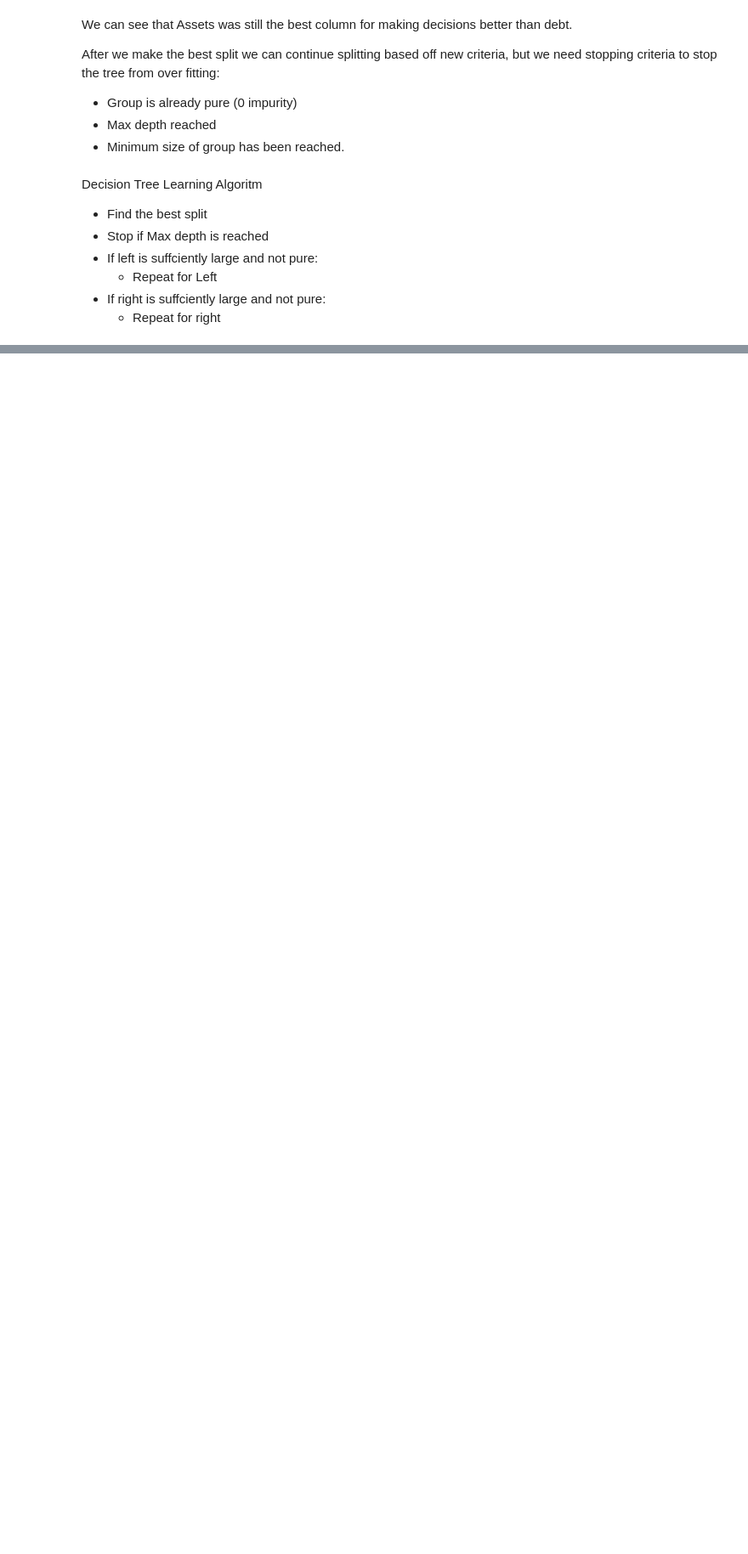
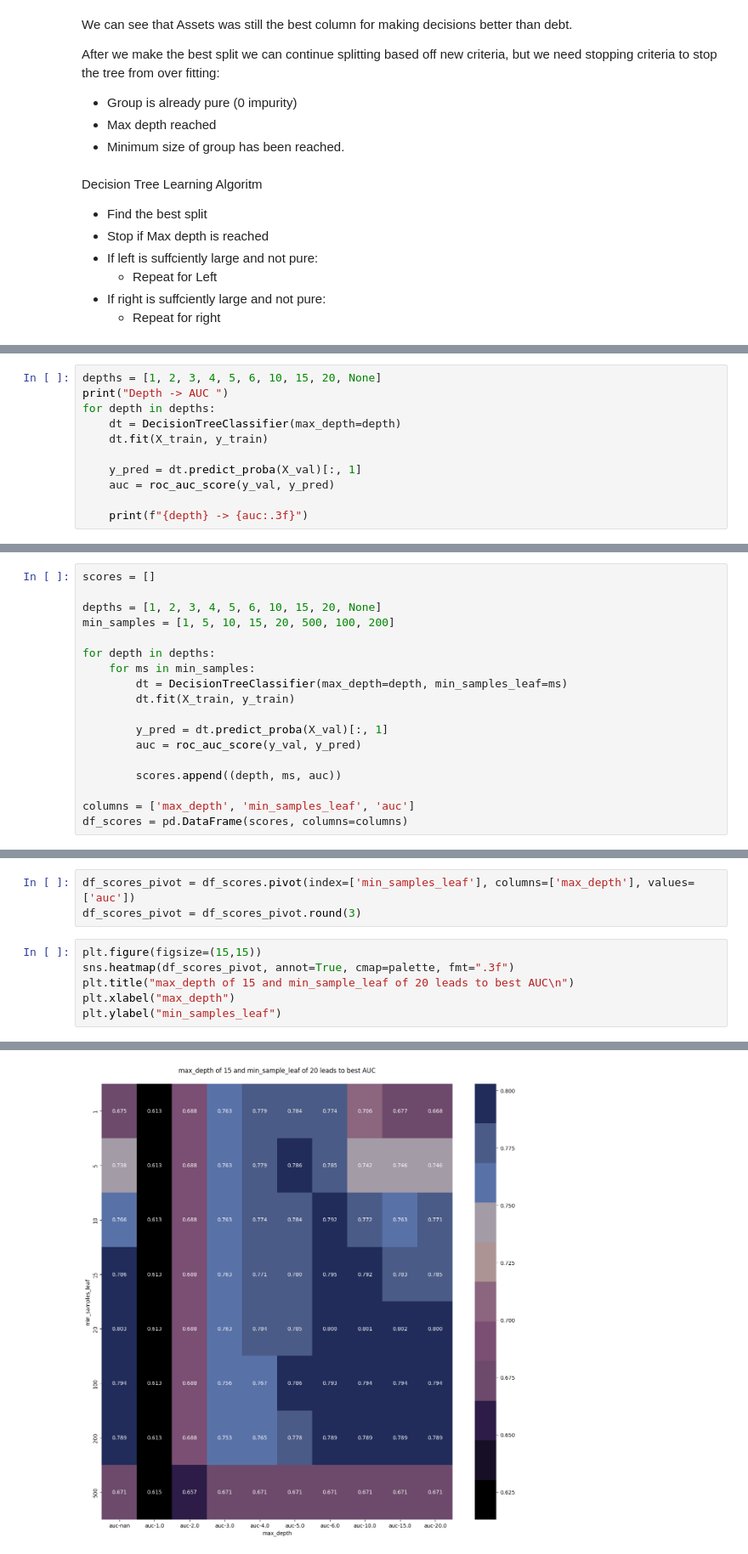
Before and after one commit to ShaniceWilliams/ml-zoomcamp, a Jupyter notebook: 06_Trees/6_credit_risk.ipynb, the cells around one changed output, grey strips where cells are left out. Shown at 85% size. Drawn from its saved outputs; the diff is of its cells as text; blank space fills up the shorter version.

```diff
--- a/06_Trees/6_credit_risk.ipynb
+++ b/06_Trees/6_credit_risk.ipynb
@@ -546,0 +549,11 @@ Decision Tree Learning Algoritm
+# %%
+depths = [1, 2, 3, 4, 5, 6, 10, 15, 20, None]
+print("Depth -> AUC ")
+for depth in depths:
+    dt = DecisionTreeClassifier(max_depth=depth)
+    dt.fit(X_train, y_train)
+
+    y_pred = dt.predict_proba(X_val)[:, 1]
+    auc = roc_auc_score(y_val, y_pred)
+
+    print(f"{depth} -> {auc:.3f}")
@@ -546,0 +641,18 @@ Decision Tree Learning Algoritm
+# %%
+scores = []
+
+depths = [1, 2, 3, 4, 5, 6, 10, 15, 20, None]
+min_samples = [1, 5, 10, 15, 20, 500, 100, 200]
+
+for depth in depths:
+    for ms in min_samples:
+        dt = DecisionTreeClassifier(max_depth=depth, min_samples_leaf=ms)
+        dt.fit(X_train, y_train)
+
+        y_pred = dt.predict_proba(X_val)[:, 1]
+        auc = roc_auc_score(y_val, y_pred)
+
+        scores.append((depth, ms, auc))
+
+columns = ['max_depth', 'min_samples_leaf', 'auc']
+df_scores = pd.DataFrame(scores, columns=columns)
@@ -546,0 +668,10 @@ Decision Tree Learning Algoritm
+# %%
+df_scores_pivot = df_scores.pivot(index=['min_samples_leaf'], columns=['max_depth'], values=['auc'])
+df_scores_pivot = df_scores_pivot.round(3)
+# %%
+plt.figure(figsize=(15,15))
+sns.heatmap(df_scores_pivot, annot=True, cmap=palette, fmt=".3f")
+plt.title("max_depth of 15 and min_sample_leaf of 20 leads to best AUC\n")
+plt.xlabel("max_depth")
+plt.ylabel("min_samples_leaf")
+# %% [output]
@@ -546,0 +679 @@ Decision Tree Learning Algoritm
+[figure, added]
```
Also changed, not shown: parts of 14 cells of this notebook, 2 other files.
